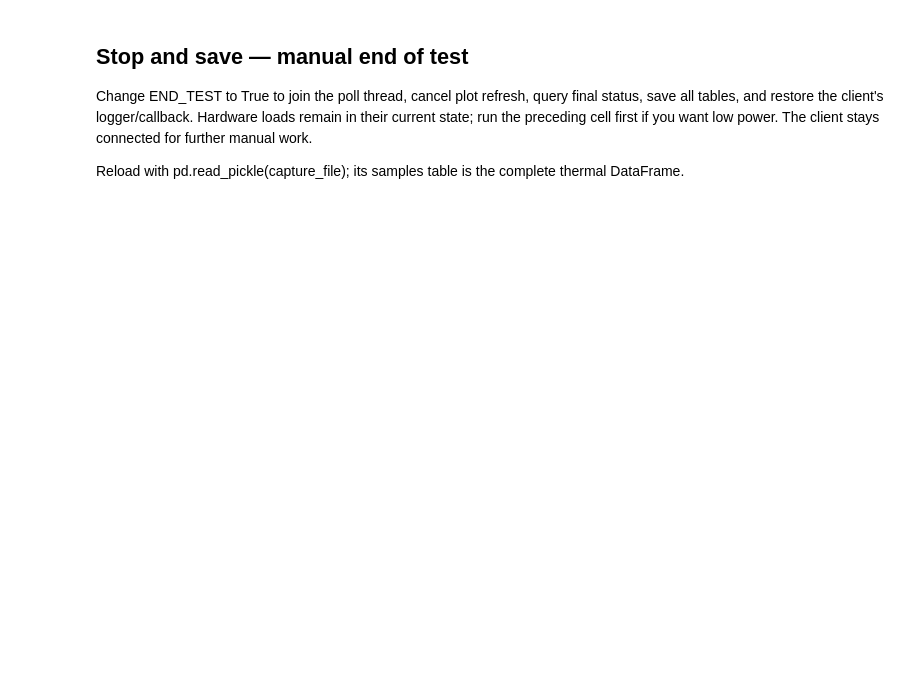
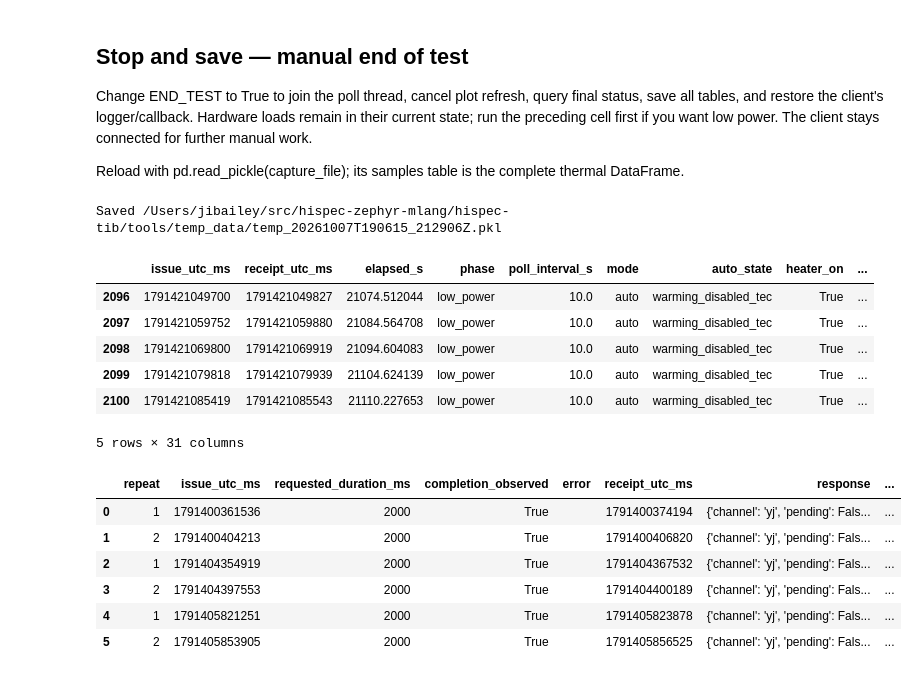
Before and after one commit to COO-Utilities/hispec-tib, a Jupyter notebook: tools/temp_test.ipynb, the cells around one changed output. Saved outputs shown, nothing was run; the diff lists cells and outputs as text; code cells hidden in the pictures; blank space fills up the shorter version.

```diff
--- a/tools/temp_test.ipynb
+++ b/tools/temp_test.ipynb
@@ -399,9 +529,24 @@ cell first if you want low power. The client stays connected for further manual
 
 Reload with pd.read_pickle(capture_file); its samples table is the complete thermal DataFrame.
 # %%
-END_TEST = False
-if END_TEST:
-    final_capture = stop_temp_capture(temp_run)
-    draw_temperature_plot(temp_run) if temp_run.get('figure') is not None else None
-    print(f'Saved {final_capture}')
-    display(temp_data.tail(), pd.DataFrame(temp_run['darks']))
+
+final_capture = stop_temp_capture(temp_run)
+draw_temperature_plot(temp_run) if temp_run.get('figure') is not None else None
+print(f'Saved {final_capture}')
+display(temp_data.tail(), pd.DataFrame(temp_run['darks']))
+# %% [output]
+Saved /Users/jibailey/src/hispec-zephyr-mlang/hispec-tib/tools/temp_data/temp_20261007T190615_212906Z.pkl
+|  | issue_utc_ms | receipt_utc_ms | elapsed_s | phase | poll_interval_s | mode | auto_state | heater_on | ... |
+| 2096 | 1791421049700 | 1791421049827 | 21074.512044 | low_power | 10.0 | auto | warming_disabled_tec | True | ... |
+| 2097 | 1791421059752 | 1791421059880 | 21084.564708 | low_power | 10.0 | auto | warming_disabled_tec | True | ... |
+| 2098 | 1791421069800 | 1791421069919 | 21094.604083 | low_power | 10.0 | auto | warming_disabled_tec | True | ... |
+| 2099 | 1791421079818 | 1791421079939 | 21104.624139 | low_power | 10.0 | auto | warming_disabled_tec | True | ... |
+| 2100 | 1791421085419 | 1791421085543 | 21110.227653 | low_power | 10.0 | auto | warming_disabled_tec | True | ... |
+5 rows × 31 columns
+|  | repeat | issue_utc_ms | requested_duration_ms | completion_observed | error | receipt_utc_ms | response | ... |
+| 0 | 1 | 1791400361536 | 2000 | True |  | 1791400374194 | {'channel': 'yj', 'pending': Fals... | ... |
+| 1 | 2 | 1791400404213 | 2000 | True |  | 1791400406820 | {'channel': 'yj', 'pending': Fals... | ... |
+| 2 | 1 | 1791404354919 | 2000 | True |  | 1791404367532 | {'channel': 'yj', 'pending': Fals... | ... |
+| 3 | 2 | 1791404397553 | 2000 | True |  | 1791404400189 | {'channel': 'yj', 'pending': Fals... | ... |
+| 4 | 1 | 1791405821251 | 2000 | True |  | 1791405823878 | {'channel': 'yj', 'pending': Fals... | ... |
+| 5 | 2 | 1791405853905 | 2000 | True |  | 1791405856525 | {'channel': 'yj', 'pending': Fals... | ... |
```
Also changed, not shown: parts of 9 cells of this notebook, 21 other files.
